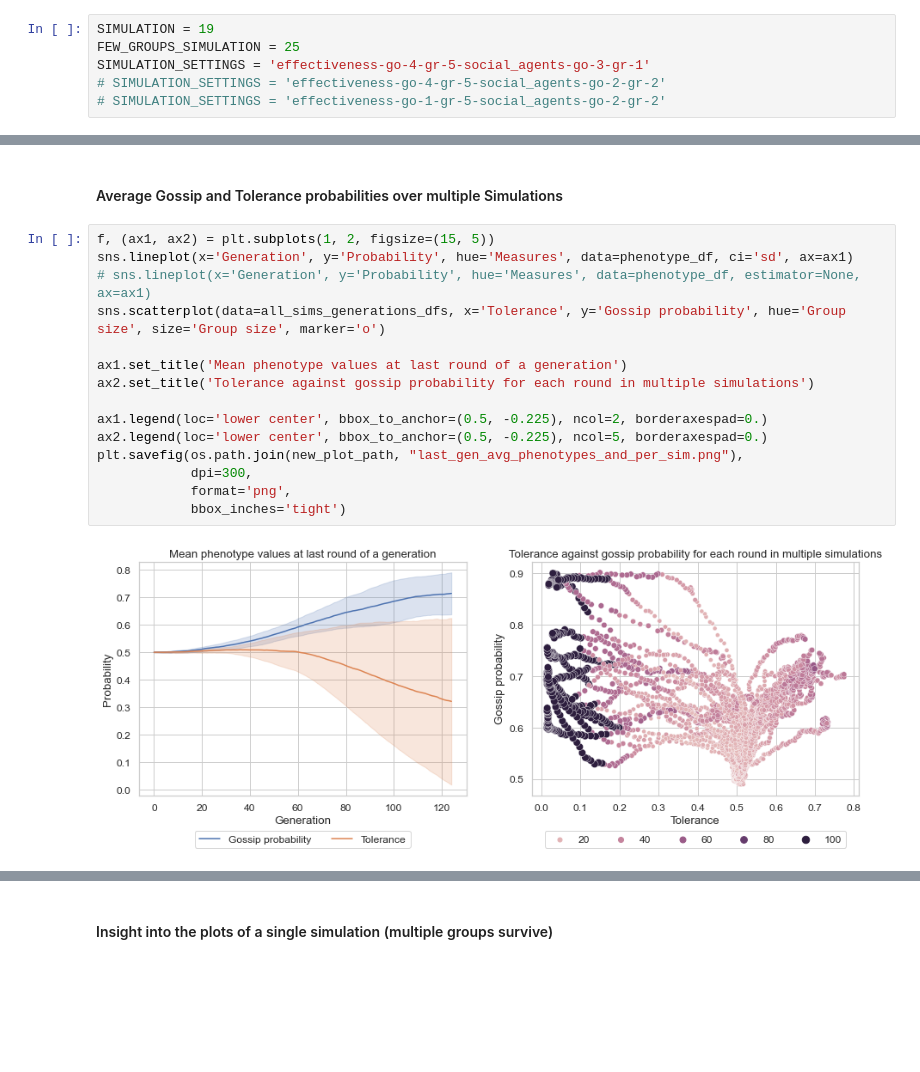
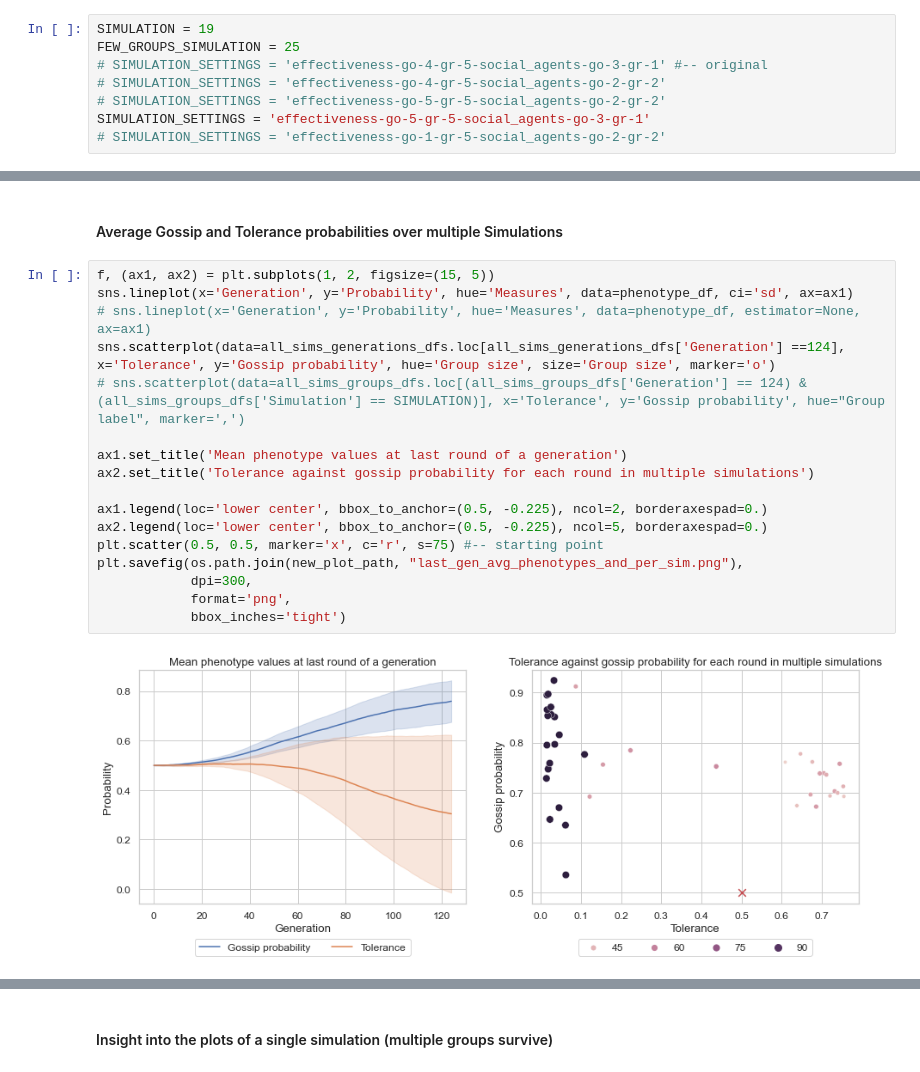
Before and after one commit to tomkouwenhoven/Master-Thesis, a Jupyter notebook: Sim_V2/gridsearch-plot.ipynb, the cells around one changed output, grey strips where cells are left out. Drawn from its saved outputs; the diff is of its cells as text; blank space fills up the shorter version.

```diff
--- a/Sim_V2/gridsearch-plot.ipynb
+++ b/Sim_V2/gridsearch-plot.ipynb
@@ -14,8 +15,10 @@ from os import getcwd
 # %%
 SIMULATION = 19
 FEW_GROUPS_SIMULATION = 25
-SIMULATION_SETTINGS = 'effectiveness-go-4-gr-5-social_agents-go-3-gr-1'
+# SIMULATION_SETTINGS = 'effectiveness-go-4-gr-5-social_agents-go-3-gr-1' #-- original
 # SIMULATION_SETTINGS = 'effectiveness-go-4-gr-5-social_agents-go-2-gr-2'
+# SIMULATION_SETTINGS = 'effectiveness-go-5-gr-5-social_agents-go-2-gr-2'
+SIMULATION_SETTINGS = 'effectiveness-go-5-gr-5-social_agents-go-3-gr-1'
 # SIMULATION_SETTINGS = 'effectiveness-go-1-gr-5-social_agents-go-2-gr-2'
 # %%
 path = getcwd()
@@ -258,17 +263,19 @@ ValueError: cannot reindex from a duplicate axis
 # %%
 f, (ax1, ax2) = plt.subplots(1, 2, figsize=(15, 5))
 sns.lineplot(x='Generation', y='Probability', hue='Measures', data=phenotype_df, ci='sd', ax=ax1)
 # sns.lineplot(x='Generation', y='Probability', hue='Measures', data=phenotype_df, estimator=None, ax=ax1)
-sns.scatterplot(data=all_sims_generations_dfs, x='Tolerance', y='Gossip probability', hue='Group size', size='Group size', marker='o')
+sns.scatterplot(data=all_sims_generations_dfs.loc[all_sims_generations_dfs['Generation'] ==124], x='Tolerance', y='Gossip probability', hue='Group size', size='Group size', marker='o')
+# sns.scatterplot(data=all_sims_groups_dfs.loc[(all_sims_groups_dfs['Generation'] == 124) & (all_sims_groups_dfs['Simulation'] == SIMULATION)], x='Tolerance', y='Gossip probability', hue="Group label", marker=',')
 
 ax1.set_title('Mean phenotype values at last round of a generation')
 ax2.set_title('Tolerance against gossip probability for each round in multiple simulations')
 
 ax1.legend(loc='lower center', bbox_to_anchor=(0.5, -0.225), ncol=2, borderaxespad=0.)
 ax2.legend(loc='lower center', bbox_to_anchor=(0.5, -0.225), ncol=5, borderaxespad=0.)
+plt.scatter(0.5, 0.5, marker='x', c='r', s=75) #-- starting point
 plt.savefig(os.path.join(new_plot_path, "last_gen_avg_phenotypes_and_per_sim.png"),
             dpi=300,
             format='png',
             bbox_inches='tight')
 # %% [output]
-[figure, old version]
+[figure, new version]
```
Also changed, not shown: parts of 20 cells of this notebook, 7 other files.
